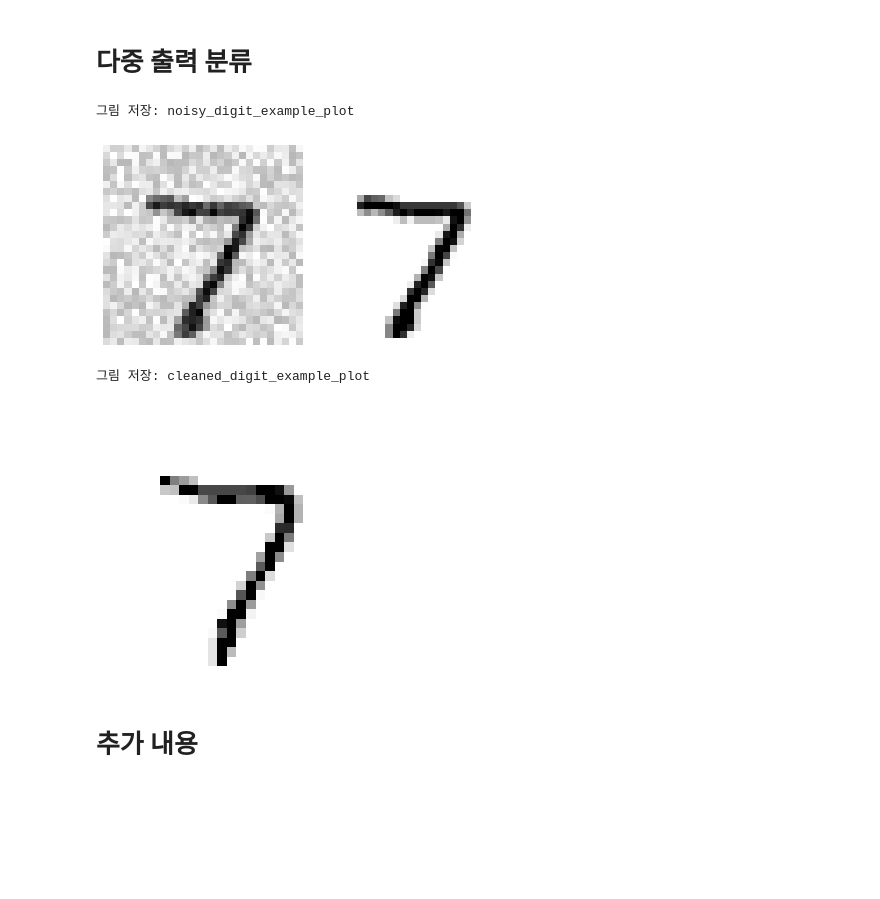
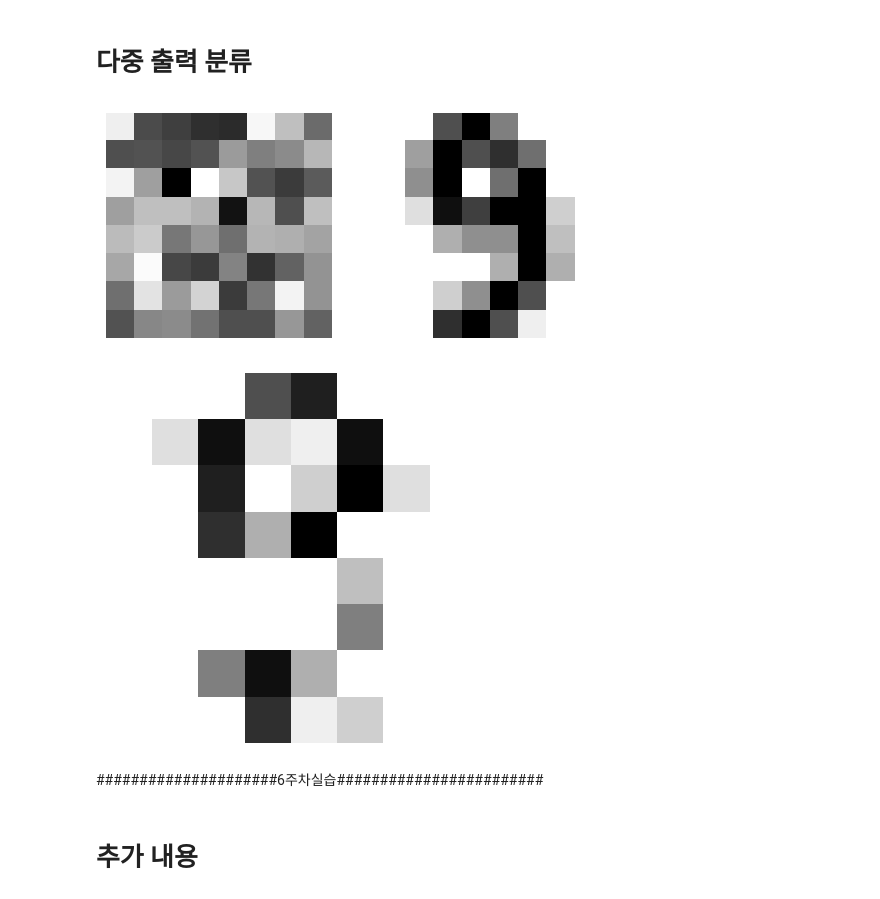
Before and after one commit to ssukk99/handson-ml2, a Jupyter notebook: 03_classification.ipynb, the cells around one changed output. Saved outputs shown, nothing was run; the diff lists cells and outputs as text; code cells hidden in the pictures; blank space fills up the shorter version.

```diff
--- a/03_classification.ipynb
+++ b/03_classification.ipynb
@@ -59,3 +53,7 @@ dict_keys(['data', 'target', 'frame', 'categories', 'feature_names', 'target_nam
+# %%
+from sklearn.datasets import load_digits
+import matplotlib.pyplot as plt
+mnist = load_digits()
 # %%
 X, y = mnist["data"], mnist["target"]
 X.shape
@@ -92,7 +100,7 @@ y[0]
 y = y.astype(np.uint8) # 배열의 자료형을 8비트 정수로 변환
 # %%
 def plot_digit(data):
-    image = data.reshape(28, 28)
+    image = data.reshape(8, 8)
     plt.imshow(image, cmap = mpl.cm.binary,
                interpolation="nearest") # 픽셀사이를 부드럽게 섞지 않고, 가까운 픽셀값 사용
     plt.axis("off")
@@ -135,3 +111,6 @@ X_train, X_test, y_train, y_test = X[:60000], X[60000:], y[:60000], y[60000:]
+# %%
+from  sklearn.model_selection import train_test_split
+X_train, X_test, y_train, y_test = train_test_split(X, y)
 # %% [markdown]
 # 이진 분류기 훈련
 # %%
@@ -567,29 +553,29 @@ f1_score(y_multilabel, y_train_knn_pred, average="macro")
 # %% [markdown]
 # 다중 출력 분류
 # %%
-noise = np.random.randint(0, 100, (len(X_train), 784))
+noise = np.random.randint(0, 60, (len(X_train), 64))
 X_train_mod = X_train + noise
-noise = np.random.randint(0, 100, (len(X_test), 784))
+noise = np.random.randint(0, 50, (len(X_test), 64))
 X_test_mod = X_test + noise
 y_train_mod = X_train
 y_test_mod = X_test
 # %%
-some_index = 0
+some_index = 1
 plt.subplot(121); plot_digit(X_test_mod[some_index])
 plt.subplot(122); plot_digit(y_test_mod[some_index])
-save_fig("noisy_digit_example_plot")
-plt.show()
+#save_fig("noisy_digit_example_plot")
+#plt.show()
 # %% [output]
-그림 저장: noisy_digit_example_plot
-[figure, old version]
+[figure, new version]
 # %%
 knn_clf.fit(X_train_mod, y_train_mod)
 clean_digit = knn_clf.predict([X_test_mod[some_index]])
 plot_digit(clean_digit)
-save_fig("cleaned_digit_example_plot")
+#save_fig("cleaned_digit_example_plot")
 # %% [output]
-그림 저장: cleaned_digit_example_plot
-[figure, old version]
+[figure, new version]
+# %% [markdown]
+#####################6주차실습########################
 # %% [markdown]
 # 추가 내용
 # %% [markdown]
```
Also changed, not shown: parts of 58 cells of this notebook.
